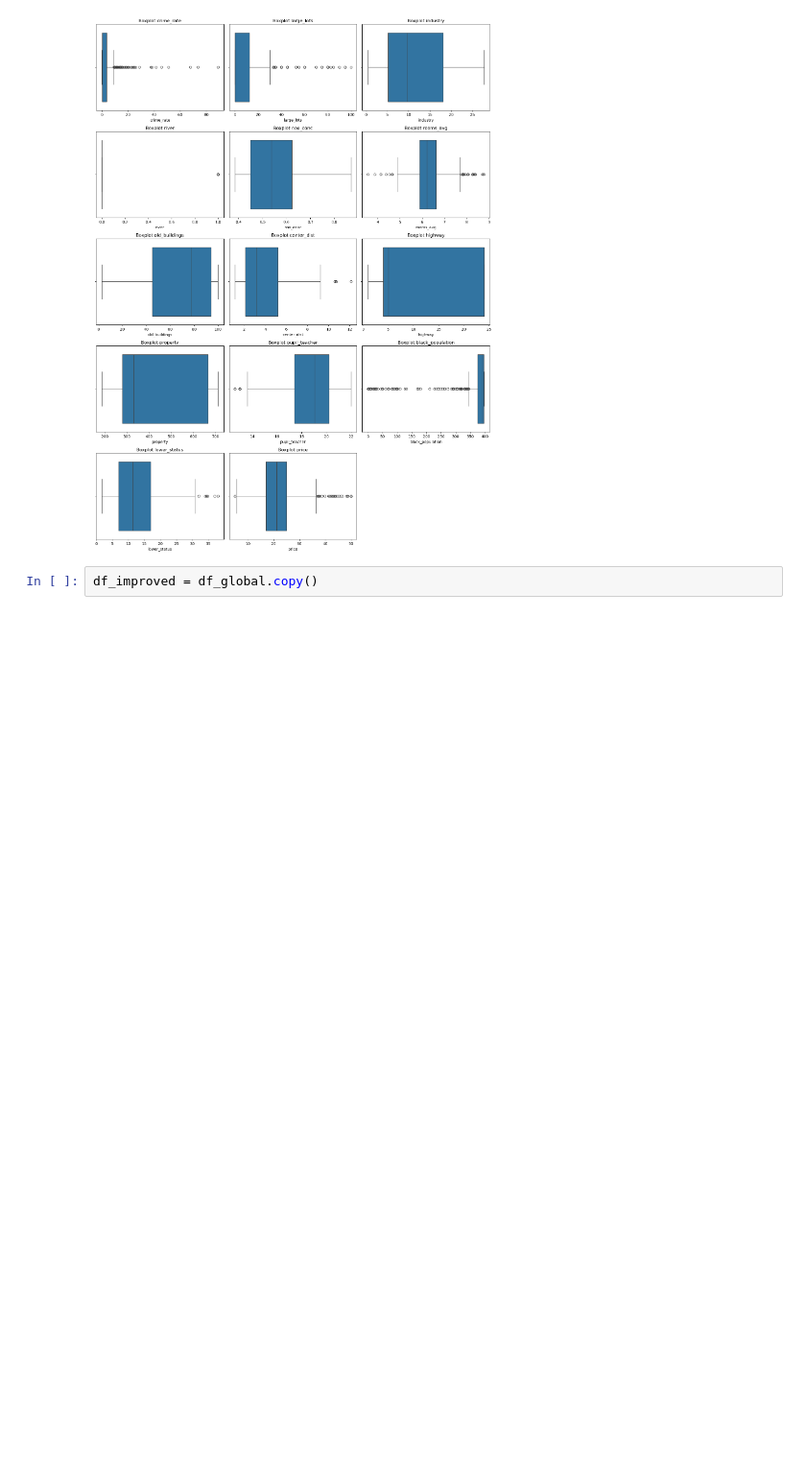
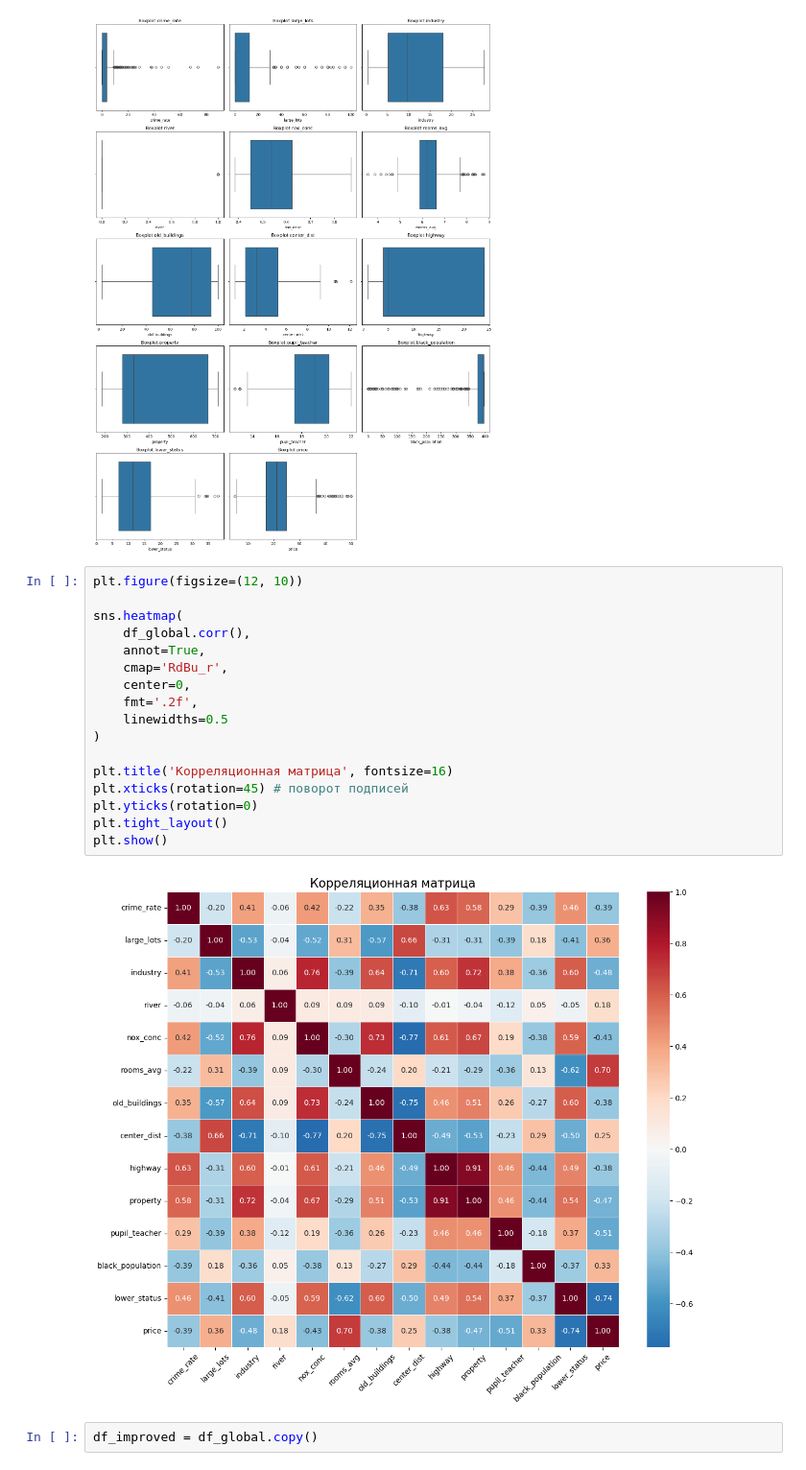
Before and after one commit to VitalyKalinsky/ML-studying, a Jupyter notebook: EDA/my_EDA.ipynb, the cells around one changed output. Shown at 96% size. Drawn from its saved outputs; the diff is of its cells as text; blank space fills up the shorter version.

```diff
--- a/EDA/my_EDA.ipynb
+++ b/EDA/my_EDA.ipynb
@@ -155,6 +155,25 @@ plt.tight_layout()
 plt.show()
 # %% [output]
 [figure]
+# %%
+plt.figure(figsize=(12, 10))
+
+sns.heatmap(
+    df_global.corr(),
+    annot=True,
+    cmap='RdBu_r',
+    center=0,
+    fmt='.2f',
+    linewidths=0.5
+)
+
+plt.title('Корреляционная матрица', fontsize=16)
+plt.xticks(rotation=45) # поворот подписей
+plt.yticks(rotation=0)
+plt.tight_layout()
+plt.show()
+# %% [output]
+[figure, added]
 # %%
 df_improved = df_global.copy()
 # %%
```
Also changed, not shown: parts of 14 cells of this notebook, 1 other file.
